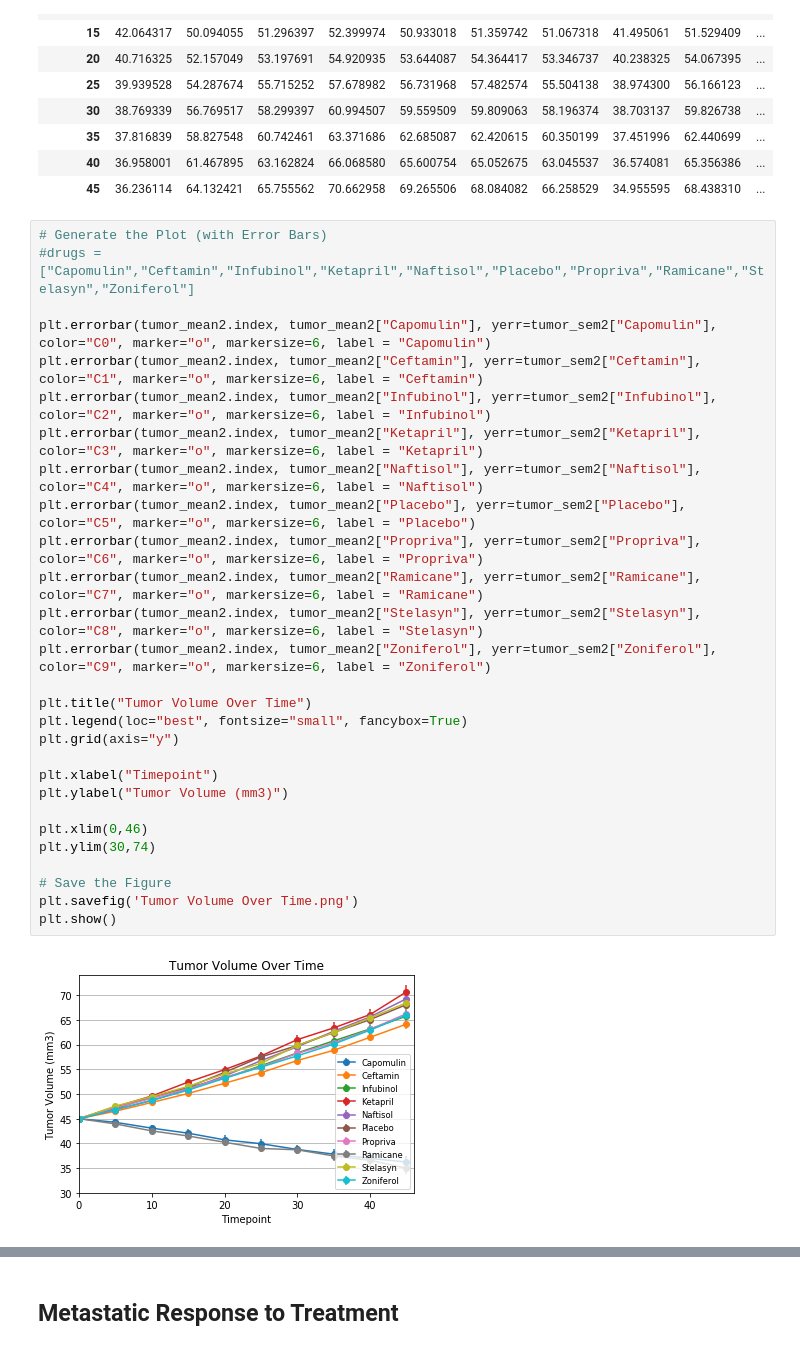
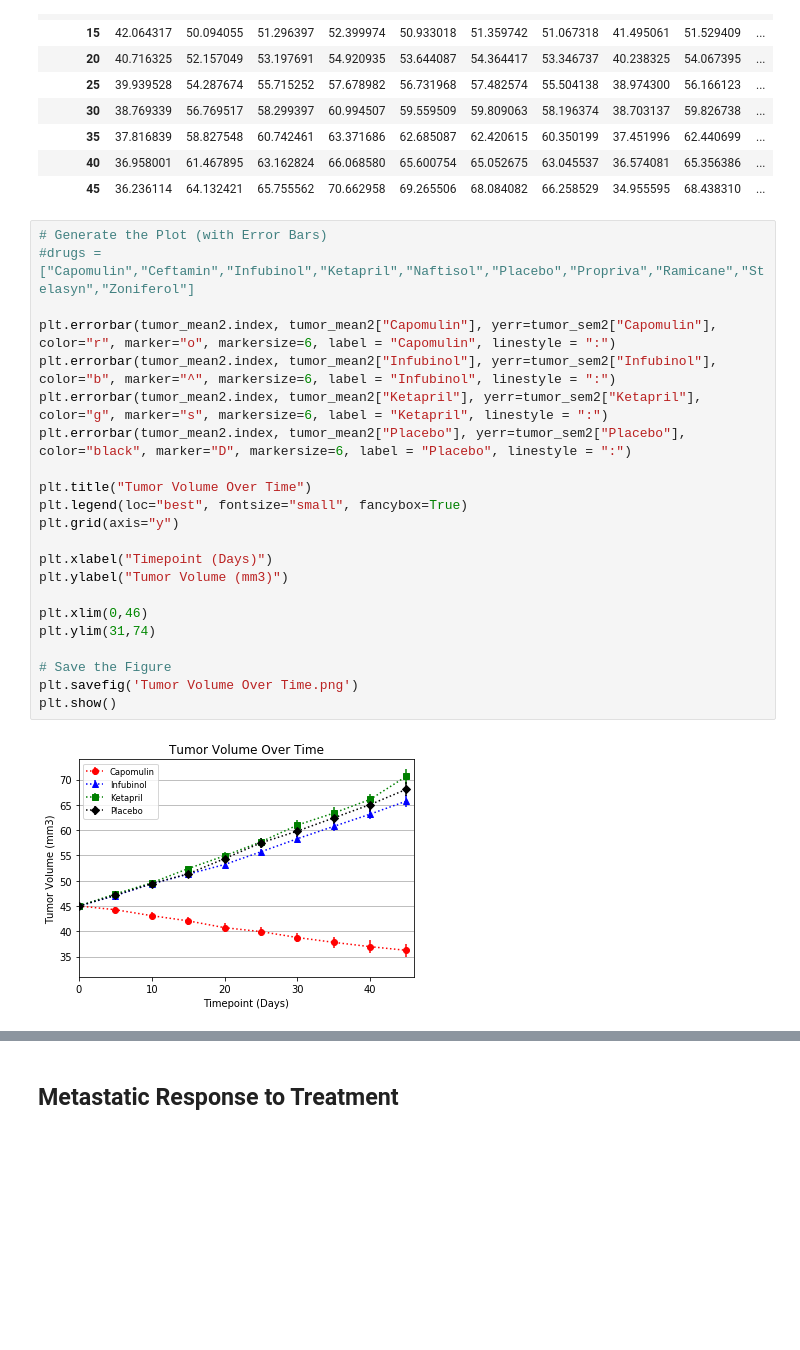
Before and after one commit to jnnhuynh-web/Matplotlib-Challenge, a Jupyter notebook: pymaceuticals_starter.ipynb, the cells around one changed output, grey strips where cells are left out. Saved outputs shown, nothing was run; the diff lists cells and outputs as text; blank space fills up the shorter version.

```diff
--- a/pymaceuticals_starter.ipynb
+++ b/pymaceuticals_starter.ipynb
@@ -90,33 +90,27 @@ tumor_mean2
 # %%
 # Generate the Plot (with Error Bars)
 #drugs = ["Capomulin","Ceftamin","Infubinol","Ketapril","Naftisol","Placebo","Propriva","Ramicane","Stelasyn","Zoniferol"]
 
-plt.errorbar(tumor_mean2.index, tumor_mean2["Capomulin"], yerr=tumor_sem2["Capomulin"], color="C0", marker="o", markersize=6, label = "Capomulin")
-plt.errorbar(tumor_mean2.index, tumor_mean2["Ceftamin"], yerr=tumor_sem2["Ceftamin"], color="C1", marker="o", markersize=6, label = "Ceftamin")
-plt.errorbar(tumor_mean2.index, tumor_mean2["Infubinol"], yerr=tumor_sem2["Infubinol"], color="C2", marker="o", markersize=6, label = "Infubinol")
-plt.errorbar(tumor_mean2.index, tumor_mean2["Ketapril"], yerr=tumor_sem2["Ketapril"], color="C3", marker="o", markersize=6, label = "Ketapril")
-plt.errorbar(tumor_mean2.index, tumor_mean2["Naftisol"], yerr=tumor_sem2["Naftisol"], color="C4", marker="o", markersize=6, label = "Naftisol")
-plt.errorbar(tumor_mean2.index, tumor_mean2["Placebo"], yerr=tumor_sem2["Placebo"], color="C5", marker="o", markersize=6, label = "Placebo")
-plt.errorbar(tumor_mean2.index, tumor_mean2["Propriva"], yerr=tumor_sem2["Propriva"], color="C6", marker="o", markersize=6, label = "Propriva")
-plt.errorbar(tumor_mean2.index, tumor_mean2["Ramicane"], yerr=tumor_sem2["Ramicane"], color="C7", marker="o", markersize=6, label = "Ramicane")
-plt.errorbar(tumor_mean2.index, tumor_mean2["Stelasyn"], yerr=tumor_sem2["Stelasyn"], color="C8", marker="o", markersize=6, label = "Stelasyn")
-plt.errorbar(tumor_mean2.index, tumor_mean2["Zoniferol"], yerr=tumor_sem2["Zoniferol"], color="C9", marker="o", markersize=6, label = "Zoniferol")
+plt.errorbar(tumor_mean2.index, tumor_mean2["Capomulin"], yerr=tumor_sem2["Capomulin"], color="r", marker="o", markersize=6, label = "Capomulin", linestyle = ":")
+plt.errorbar(tumor_mean2.index, tumor_mean2["Infubinol"], yerr=tumor_sem2["Infubinol"], color="b", marker="^", markersize=6, label = "Infubinol", linestyle = ":")
+plt.errorbar(tumor_mean2.index, tumor_mean2["Ketapril"], yerr=tumor_sem2["Ketapril"], color="g", marker="s", markersize=6, label = "Ketapril", linestyle = ":")
+plt.errorbar(tumor_mean2.index, tumor_mean2["Placebo"], yerr=tumor_sem2["Placebo"], color="black", marker="D", markersize=6, label = "Placebo", linestyle = ":")
 
 plt.title("Tumor Volume Over Time")
 plt.legend(loc="best", fontsize="small", fancybox=True)
 plt.grid(axis="y")
 
-plt.xlabel("Timepoint")
+plt.xlabel("Timepoint (Days)")
 plt.ylabel("Tumor Volume (mm3)")
 
 plt.xlim(0,46)
-plt.ylim(30,74)
+plt.ylim(31,74)
 
 # Save the Figure
 plt.savefig('Tumor Volume Over Time.png')
 plt.show()
 # %% [output]
-[figure, old version]
+[figure, new version]
 # %% [markdown]
 ![Tumor Response to Treatment](../Images/treatment.png)
 # %% [markdown]
```
Also changed, not shown: parts of 3 cells of this notebook, 3 other files.
